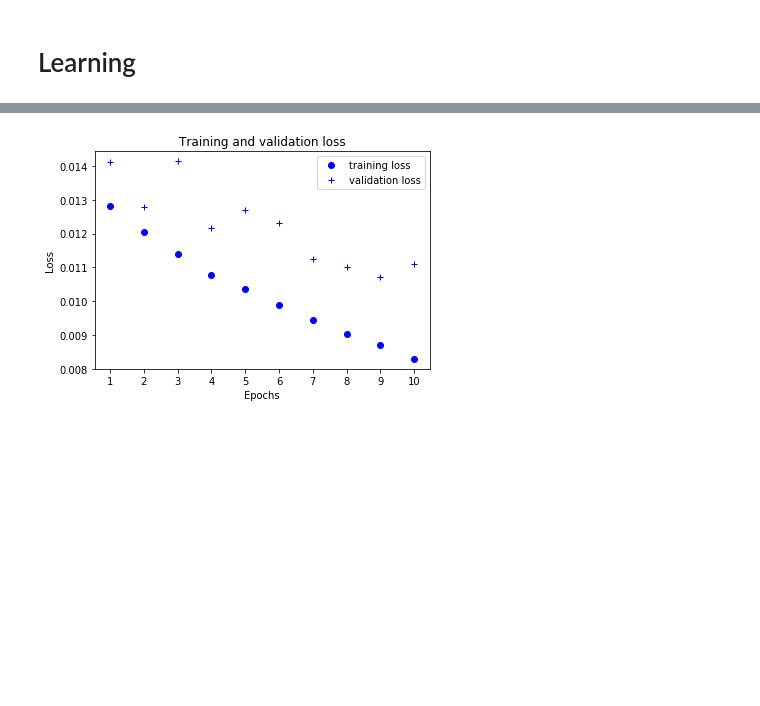
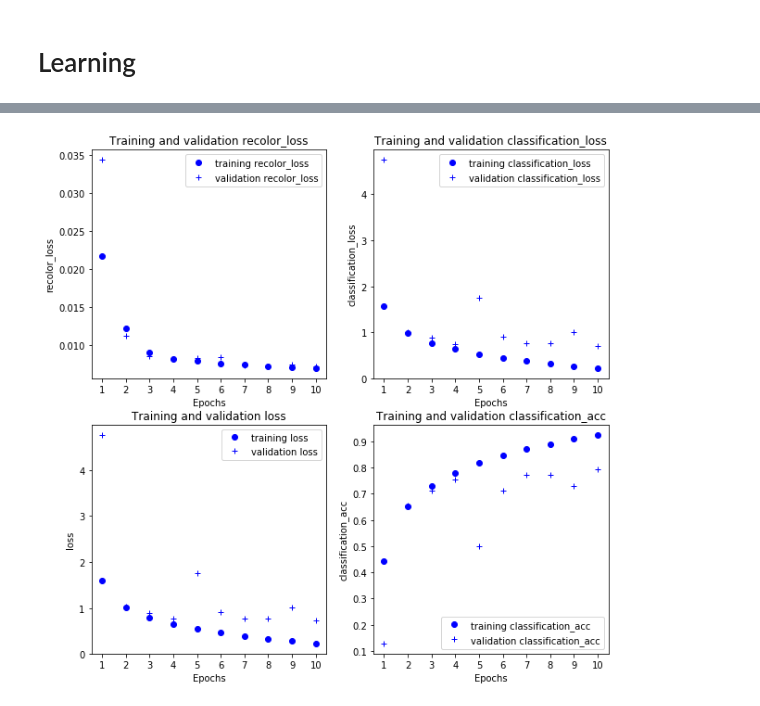
Before and after one commit to mfouda/imageColorization, a Jupyter notebook: network.ipynb, the cells around one changed output, grey strips where cells are left out. Drawn from its saved outputs; the diff is of its cells as text; code cells hidden in the pictures; blank space fills up the shorter version.

```diff
--- a/network.ipynb
+++ b/network.ipynb
@@ -46,5 +62,5 @@ def loadBirds(nimages = 12000, w = 128, h = 128):
 # %% [markdown]
 # Preprocess
 # %%
-train_images, test_images, batch_size = loadBirds()
+train_images, train_labels, test_images, test_labels, class_dict, batch_size, n_classes = loadCifar10()
 # %%
@@ -181,8 +223,8 @@ Non-trainable params: 3,968
 __________________________________________________________________________________________________
 # %%
 nepochs = 10
-history = model.fit(train_grays, train_images,
+history = model.fit(train_grays, {"recolor" : train_images, "classification" : train_labels},
                     epochs=nepochs, batch_size=batch_size,
-                    validation_data = (test_grays, test_images))
+                    validation_data = (test_grays, {"recolor" : test_images, "classification" : test_labels}))
 history_dict = history.history
 # %% [output]
@@ -206,19 +248,19 @@ Epoch 10/10
 # %%
-test_preds = model.predict(test_grays)
+test_recolored, test_preds = model.predict(test_grays)
 
 for i in range(5):
-    ind = np.random.randint(len(test_preds))
+    ind = np.random.randint(len(test_images))
     plt.subplot(131)
     plt.imshow(test_images[ind])
-    plt.title("Original image")
+    plt.title("Original : " + class_dict[np.argmax(test_labels[ind])])
     plt.axis('off')
     plt.subplot(132)
     plt.imshow(test_grays[ind, :, :, 0], cmap = "gray")
-    plt.title("Grayscaled image")
+    plt.title("Grayscaled")
     plt.axis('off')
     plt.subplot(133)
-    plt.imshow(test_preds[ind])
-    plt.title("Colored image")
+    plt.imshow(test_recolored[ind])
+    plt.title("Colored : " + class_dict[np.argmax(test_preds[ind])])
     plt.axis('off')
     plt.show()
 # %% [output]
@@ -230,17 +272,19 @@ for i in range(5):
 # %%
-loss_values = history_dict['loss']
-val_loss_values = history_dict['val_loss']
-epochs = range(1, len(loss_values) + 1)
+plt.figure(figsize = (10, 10))
 
-# "bo" is for "blue dot"
-plt.plot(epochs, loss_values, 'bo', label = 'training loss')
-# b+ is for "blue crosses"
-plt.plot(epochs, val_loss_values, 'b+', label = 'validation loss')
-plt.xlabel('Epochs')
-plt.ylabel('Loss')
-plt.xticks(1 + np.arange(nepochs))
-plt.legend(loc = 'best')
-plt.title('Training and validation loss')
+for i, metric in enumerate(["recolor_loss", "classification_loss", "loss", "classification_acc"]):
+    values = history_dict[metric]
+    val_values = history_dict['val_' + metric]
+    epochs = range(1, len(values) + 1)
+
+    plt.subplot(221 + i)
+    plt.plot(epochs, values, 'bo', label = 'training ' + metric)
+    plt.plot(epochs, val_values, 'b+', label = 'validation ' + metric)
+    plt.xlabel('Epochs')
+    plt.ylabel(metric)
+    plt.xticks(1 + np.arange(nepochs))
+    plt.legend(loc = 'best')
+    plt.title('Training and validation ' + metric)
 plt.show()
 # %% [output]
-[figure, old version]
+[figure, new version]
```
Also changed, not shown: parts of 8 cells of this notebook, 1 other file.
